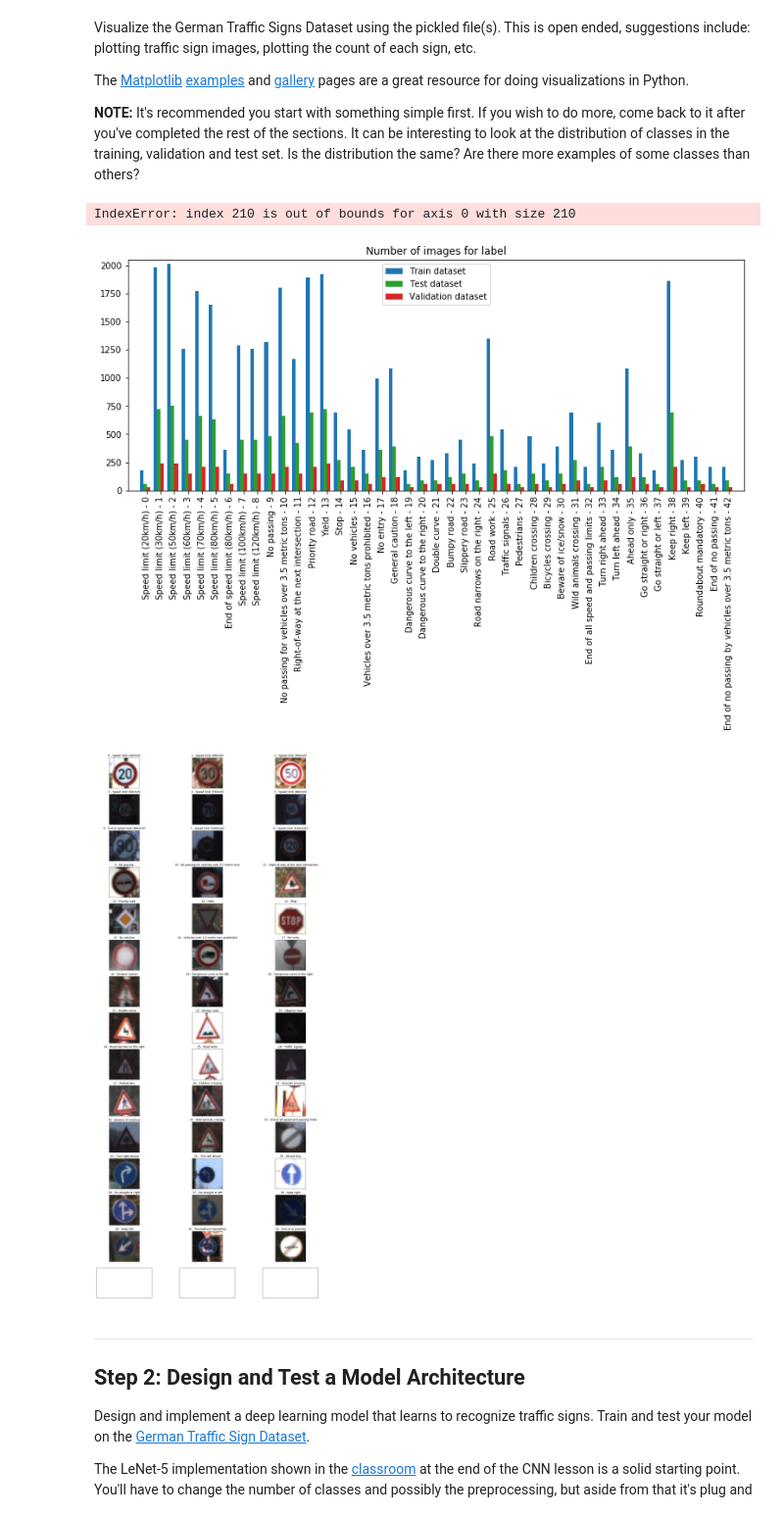
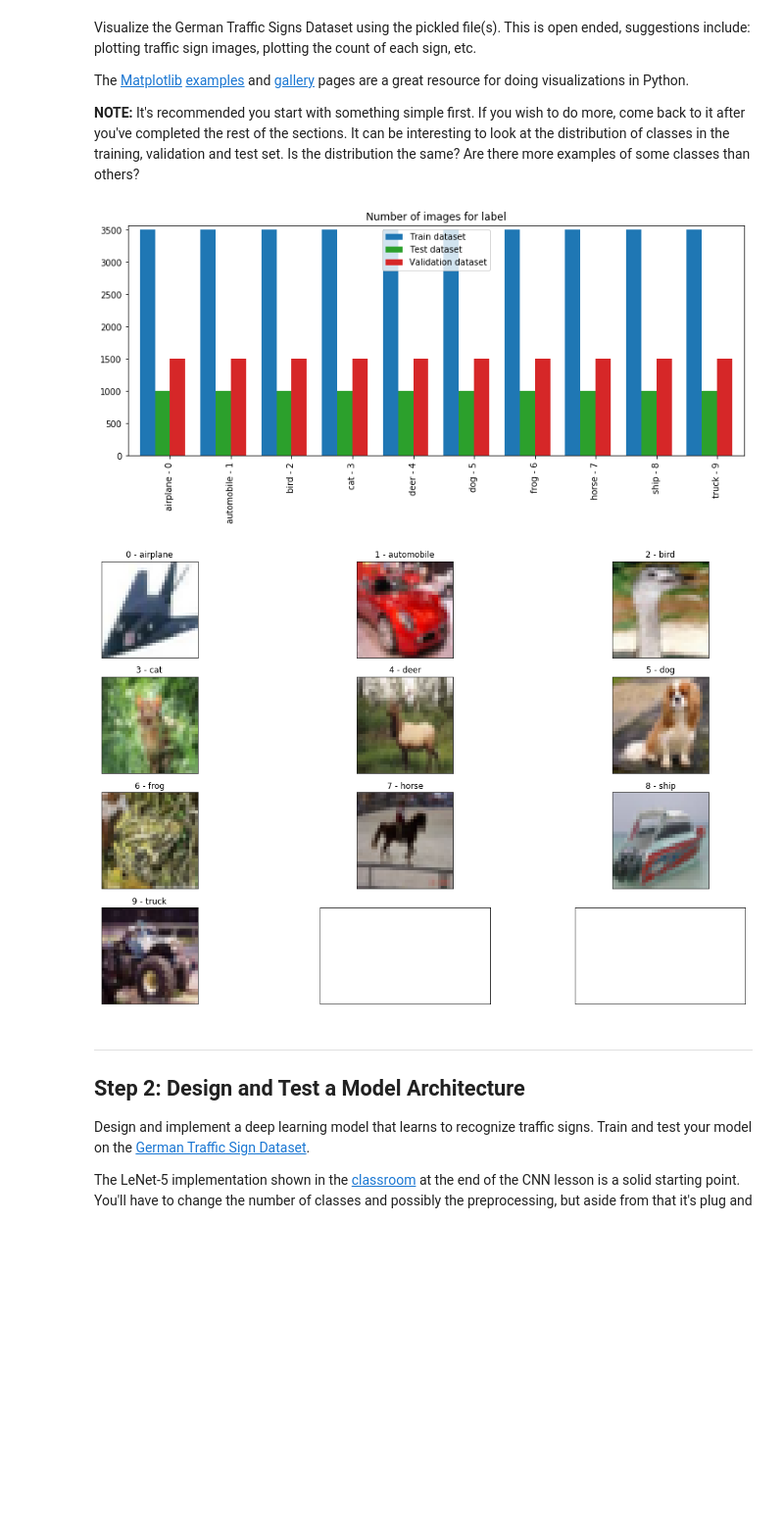
Before and after one commit to hecspc/CarND-Traffic-Sign-Classifier-Project, a Jupyter notebook: Traffic_Sign_Classifier.ipynb, the cells around one changed output. Shown: that part at 98% size. Cells and saved outputs as stored; diff of their text form; code cells hidden in the pictures; blank space fills up the shorter version.

Commit message:
Cifar 10 dataset

```diff
--- a/Traffic_Sign_Classifier.ipynb
+++ b/Traffic_Sign_Classifier.ipynb
@@ -41,0 +42,10 @@ X_test, y_test = test['features'], test['labels']
+# %%
+from keras.datasets import cifar10
+(X_train, y_train), (X_test, y_test) = cifar10.load_data()
+# y_train.shape is 2d, (50000, 1). While Keras is smart enough to handle this
+# it's a good idea to flatten the array.
+y_train = y_train.reshape(-1)
+y_test = y_test.reshape(-1)
+
+from sklearn.model_selection import train_test_split
+X_train, X_valid, y_train, y_valid = train_test_split(X_train, y_train, test_size=0.3, random_state=42, stratify = y_train)
@@ -96,0 +110,15 @@ with open('signnames.csv', mode='r') as infile:
+# %%
+import pickle
+label_dict = None
+cifar_meta_dict = None
+
+def unpickle(file):
+    fo = open(file, 'rb')
+    dict = pickle.load(fo)
+    fo.close()
+    return dict
+path='cifar-10-batches-data/batches.meta'
+
+bm = unpickle(path)
+label_dict = bm['label_names']
+print(label_dict)
@@ -131,37 +161,36 @@ ax.bar(x + width + padding, test_unq_cnt, width, label="Test dataset", edgecolor
 ax.bar(x + 2 * (width + padding), valid_unq_cnt, width, label="Validation dataset", edgecolor="none", color=list(plt.rcParams['axes.prop_cycle'])[3]['color'])
 
 
 ax.margins(0.02)
 ax.set_xticks(x + 1.5 * width )
-ax.set_xticklabels([  v + " - " + str(k) for k, v in label_dict.items() ], rotation='vertical')
+ax.set_xticklabels([  v + " - " + str(k) for k, v in enumerate(label_dict) ], rotation='vertical')
 ax.set_title('Number of images for label')
 
 # Now add the legend with some customizations.
 legend = ax.legend(loc='upper center')
 
 # The frame is matplotlib.patches.Rectangle instance surrounding the legend.
 frame = legend.get_frame()
 frame.set_facecolor('1.0')
 
 
 fig, axes = plt.subplots(num_rows, num_columns, figsize=(num_columns * 6, num_rows * 3),
                          subplot_kw={'xticks': [], 'yticks': []})
 fig.subplots_adjust(hspace=0.2, wspace=0.5)
 
 train_indexes = np.split(np.argsort(train_unq_inv), np.cumsum(train_unq_cnt[:-1]))
 for i in range(0, len(train_unq)):
     index = train_unq[i]
     image = X_train[train_indexes[index][random.randint(0, len(train_indexes[index]))]].squeeze()
     ax = axes.flat[index]
     ax.imshow(image)
     ax.set_title(str(index) + " - " + label_dict[index])
 
 
 plt.show()
 # %% [output]
-IndexError: index 210 is out of bounds for axis 0 with size 210
-[figure, old version]
+[figure, new version]
-[figure, old version]
+[figure, new version]
 # %% [markdown]
 ----
 
```
Also changed, not shown: parts of 9 cells of this notebook, 12 other files.
